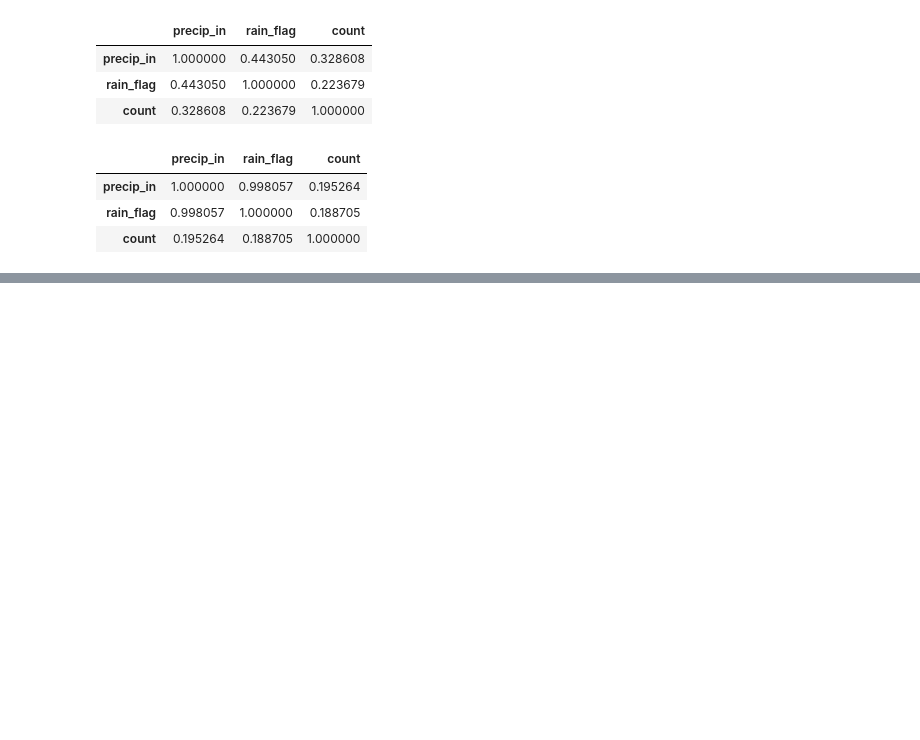
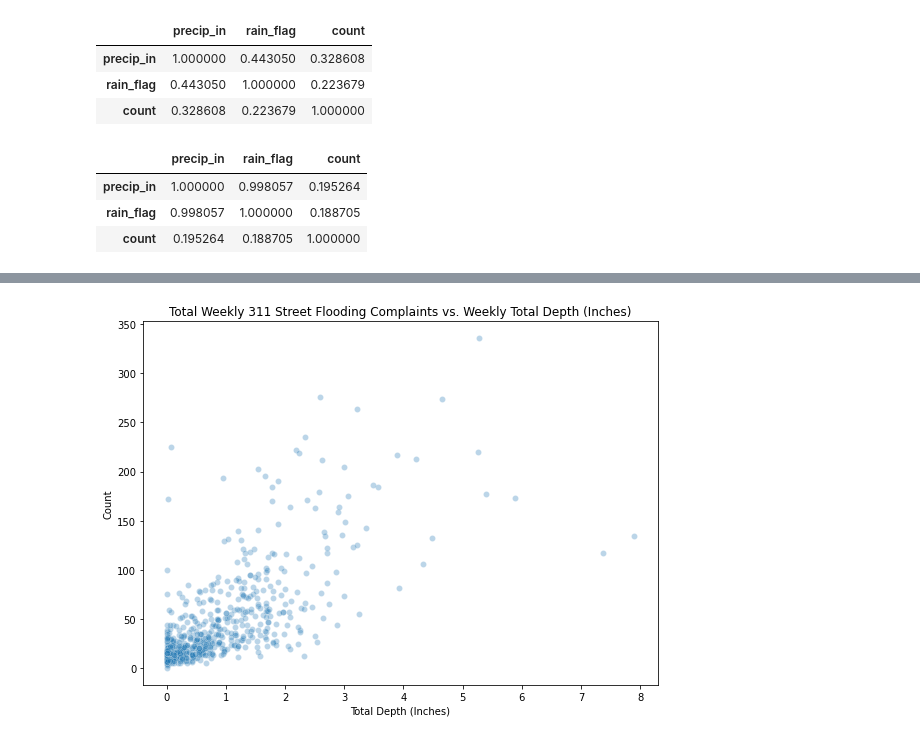
Before and after one commit to datalifenyc/nyc-street-flooding-analysis, a Jupyter notebook: analysis-book/nyc-precip-data.ipynb, the cells around one changed output, grey strips where cells are left out. Saved outputs shown, nothing was run; the diff lists cells and outputs as text; code cells hidden in the pictures; blank space fills up the shorter version.

```diff
--- a/analysis-book/nyc-precip-data.ipynb
+++ b/analysis-book/nyc-precip-data.ipynb
@@ -684,0 +662,8 @@ merged_df.corr(method='spearman')
+# %%
+week_total.loc[week_total['precip_in'] > 0, ['rain_flag']] = 1
+week_total['rain_flag'] = week_total['rain_flag'].fillna(0)
+week_total['rain_flag'] = week_total['rain_flag'].astype(int)
+
+week_total['precip_in'] = week_total['precip_in'].fillna(0)
+
+week_total.describe()
@@ -684,0 +680,11 @@ merged_df.corr(method='spearman')
+# %%
+# Resample to daily precip max and save as new dataframe
+complaints_weekly = (
+    complaints_df
+    .set_index('date_time')[['unique_key']]
+    .resample('W')
+    .count()
+    .rename(columns={'unique_key':'count'})
+)
+
+complaints_weekly.head()
@@ -684,0 +699,13 @@ merged_df.corr(method='spearman')
+# %%
+merged_df = (
+    week_total
+    .merge(complaints_weekly,
+           left_index=True,
+           right_index=True,
+           how='left')
+)
+
+merged_df['count'] = merged_df['count'].fillna(0).astype(int)
+merged_df['precip_in'] = merged_df['precip_in'].fillna(0)
+
+merged_df.describe()
@@ -684,0 +760,12 @@ merged_df.corr(method='spearman')
+# %%
+fig, ax = plt.subplots(figsize=(8, 6))
+
+sns.scatterplot(data=merged_df, x="precip_in", y="count", ax=ax, alpha=.3)
+
+plt.title('Total Weekly 311 Street Flooding Complaints vs. Weekly Total Depth (Inches)')
+plt.xlabel('Total Depth (Inches)')
+plt.ylabel('Count')
+
+plt.tight_layout()
+# %% [output]
+[figure, added]
```
Also changed, not shown: parts of 41 cells of this notebook.
